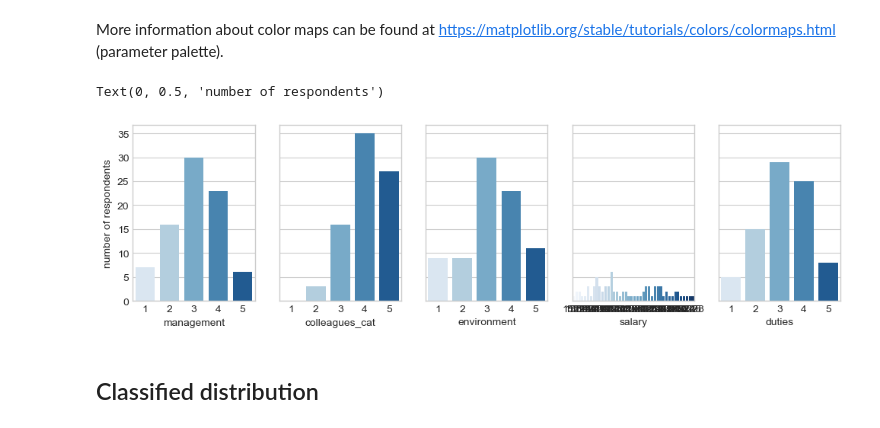
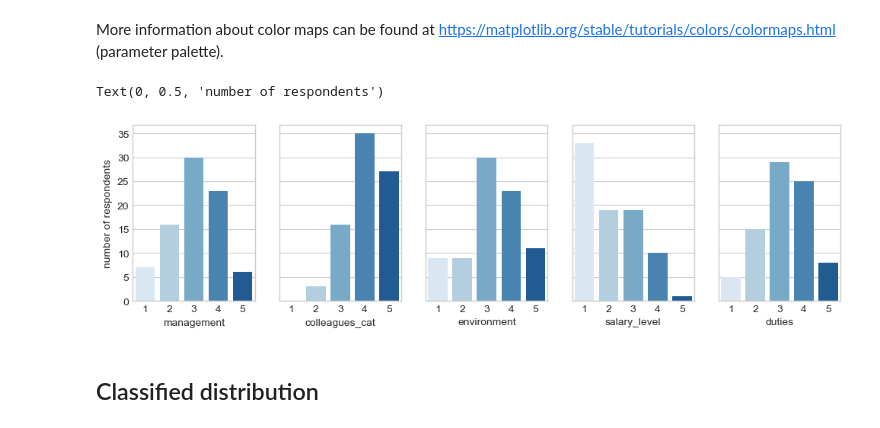
Before and after one commit to juhanurmonen/data-analytics-basics-descriptive-analytics, a Jupyter notebook: Descriptive_analytics_Best_practices.ipynb, the cells around one changed output. Drawn from its saved outputs; the diff is of its cells as text; code cells hidden in the pictures.

```diff
--- a/Descriptive_analytics_Best_practices.ipynb
+++ b/Descriptive_analytics_Best_practices.ipynb
@@ -219,23 +229,23 @@ The __Enumerate__ function returns both the sequence numbers of the variables in
 # %% [markdown]
 More information about color maps can be found at https://matplotlib.org/stable/tutorials/colors/colormaps.html (parameter palette).
 # %%
-satisfactions = ['management', 'colleagues_cat', 'environment', 'salary', 'duties']
+satisfactions = ['management', 'colleagues_cat', 'environment', 'salary_level', 'duties']
 
 ### Create the figure with five charts.
 fig, axs = plt.subplots(nrows = 1, ncols = 5, sharey = True, figsize = (12, 3))
 
 ### The for loop for charts
 
 for i, var in enumerate(satisfactions):
     sns.countplot(x = var, data = df, ax = axs[i], palette = 'Blues')
     axs[i].set_ylabel('')
 
 ### Title for the axis y of the first chart
 
 axs[0].set_ylabel('number of respondents')
 # %% [output]
 Text(0, 0.5, 'number of respondents')
-[figure, old version]
+[figure, new version]
 # %% [markdown]
 ## Classified distribution
 # %% [markdown]
```
Also changed, not shown: parts of 3 cells of this notebook.
